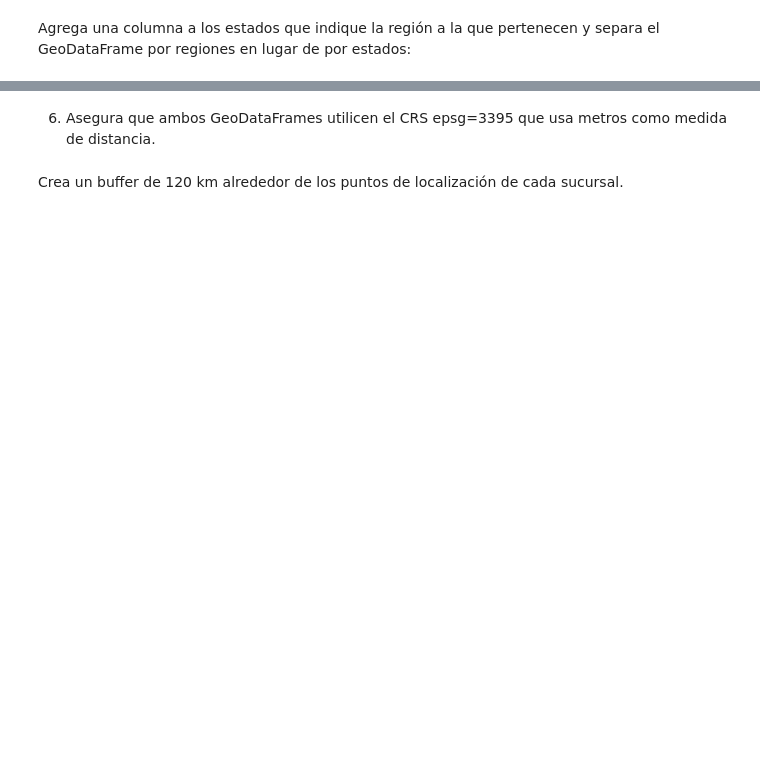
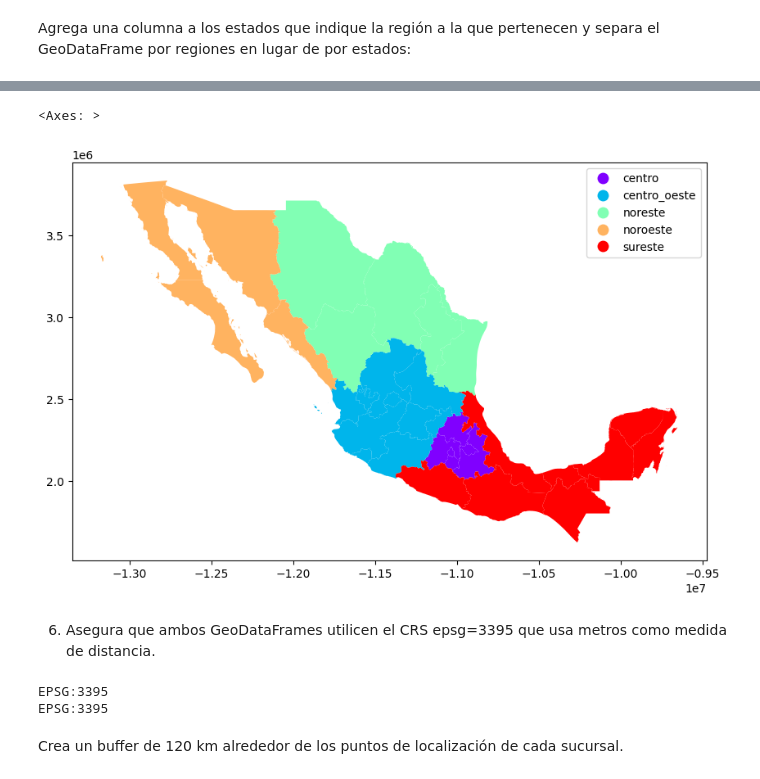
Before and after one commit to Jadrianp29/testreko, a Jupyter notebook: DS_C3_SC2_JESUSADRIANAGUILARPEREZ.ipynb, the cells around one changed output, grey strips where cells are left out. Saved outputs shown, nothing was run; the diff lists cells and outputs as text; code cells hidden in the pictures; blank space fills up the shorter version.

```diff
--- a/DS_C3_SC2_JESUSADRIANAGUILARPEREZ.ipynb
+++ b/DS_C3_SC2_JESUSADRIANAGUILARPEREZ.ipynb
@@ -78,11 +72,13 @@ Tiendas_costco_gdf.plot(figsize=(10,10), edgecolor='b', facecolor='r')
 # %% [markdown]
 Agrega una columna a los estados que indique la región a la que pertenecen y separa el GeoDataFrame por regiones en lugar de por estados:
 # %%
-Regiones= {'Centro': ['Tlaxcala', 'Puebla', 'CDMX', 'Morelos', 'Estado de México', 'Hidalgo','Coapa','Cuernavaca','Gustavo A. Madero','Alvaro Obregón','Miguel Hidalgo', 'Mexico City','Huixquilucan','Tlalnepantla','Naucalpan','Atizapán de Zaragoza','Metepec','Morelia'],
-    'Centro Oeste': ['Jalisco', 'Michoacán', 'Colima', 'Aguascalientes', 'Nayarit', 'Zacatecas', 'San Luis Potosí', 'Guanajuato', 'Querétaro','Celaya','León','Tlajomulco de Zúñiga','Zapopan','Puerto Vallarta'],
-    'Noreste': ['Chihuahua', 'Coahuila', 'Nuevo León', 'Tamaulipas', 'Durango','San Pedro de la Garza','Monterrey','Saltillo','Chihuahua City','Cd. Juárez','León Campestre'],
-    'Noroeste': ['Baja California Norte', 'Baja California Sur', 'Sonora', 'Sinaloa','Hermosillo','Mexicali','Ensenada', 'Baja California','Culiacán','Los Cabos'],
-    'Sureste': ['Guerrero', 'Veracruz', 'Oaxaca', 'Tabasco', 'Chiapas', 'Campeche', 'Yucatán', 'Quintana Roo','Xalapa','Boca del Río','Villahermosa','Mardin','Cancun','Tijuana','Mérida','Cancún']}
+Regiones = {
+    'centro': ['Tlaxcala', 'Puebla', 'Ciudad de México','México','Morelos', 'Hidalgo'],
+    'centro_oeste': ['Jalisco', 'Michoacán de Ocampo', 'Colima', 'Aguascalientes', 'Nayarit', 'Zacatecas', 'San Luis Potosí', 'Guanajuato', 'Querétaro'],
+    'noreste': ['Chihuahua', 'Coahuila de Zaragoza', 'Nuevo León', 'Tamaulipas', 'Durango'],
+    'noroeste': ['Baja California', 'Sonora', 'Sinaloa','Baja California Sur'],
+    'sureste': ['Guerrero', 'Veracruz de Ignacio de la Llave', 'Oaxaca', 'Tabasco', 'Chiapas', 'Campeche', 'Yucatán', 'Quintana Roo']
+}
 # %%
 def asignar_region(estado):
     for region, estados in Regiones.items():
@@ -90,6 +86,6 @@ def asignar_region(estado):
             return region
     return None
 # %%
-Tiendas_costco_gdf['Region'] = Tiendas_costco_gdf[' ubicacion'].apply(asignar_region)
-Tiendas_costco_gdf.head()
+mex['Region'] = mex['name'].apply(asignar_region)
+mex.head()
 # %% [output]
@@ -107,8 +120,17 @@ Tiendas_costco_gdf.plot()
+# %%
+mex.plot(column='Region',cmap='rainbow',legend=True,figsize=(10,10))
+# %% [output]
+<Axes: >
+[figure, added]
 # %% [markdown]
 6.	Asegura que ambos GeoDataFrames utilicen el CRS epsg=3395 que usa metros como medida de distancia.
 # %%
-Tiendas_costco_gdf = Tiendas_costco_gdf.set_crs(epsg=3395)
+Tiendas_costco1= Tiendas_costco1.set_crs(epsg=3395)
 mex = mex.to_crs(epsg=3395)
+print(mex.crs,Tiendas_costco1.crs,sep='\n')
+# %% [output]
+EPSG:3395
+EPSG:3395
 # %% [markdown]
 Crea un buffer de 120 km alrededor de los puntos de localización de cada sucursal.
 # %%
```
Also changed, not shown: parts of 11 cells of this notebook.
